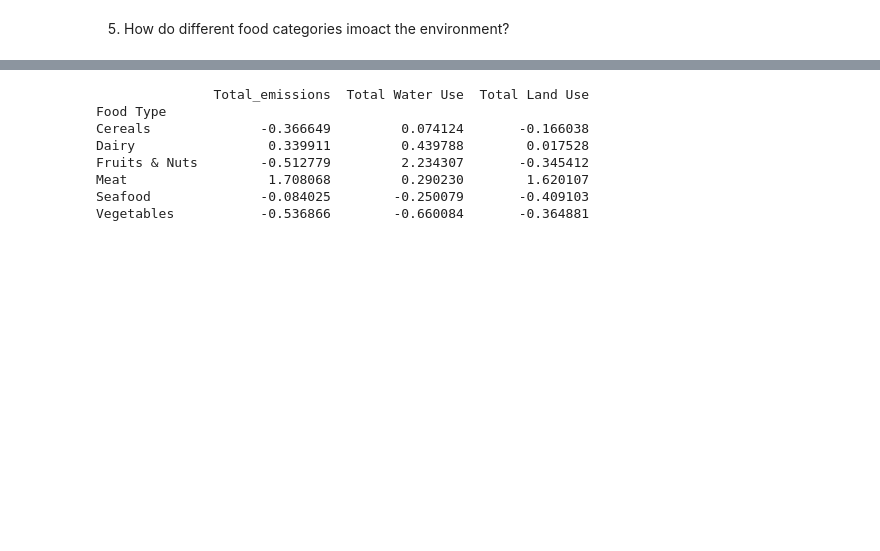
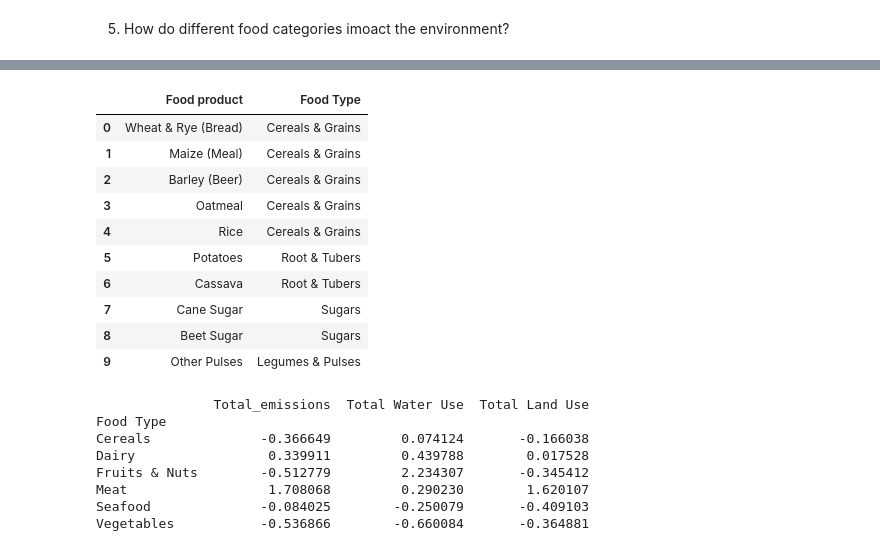
Before and after one commit to Victor-Osei/Environmental-Impact-of-Food-Production-Analysis, a Jupyter notebook: fpa.ipynb, the cells around one changed output, grey strips where cells are left out. Saved outputs shown, nothing was run; the diff lists cells and outputs as text; code cells hidden in the pictures; blank space fills up the shorter version.

```diff
--- a/fpa.ipynb
+++ b/fpa.ipynb
@@ -704,3 +719,79 @@ dtype: float64
+# %%
+# Define mapping for food types
+food_types = {
+    "Wheat & Rye (Bread)": "Cereals & Grains",
+    "Maize (Meal)": "Cereals & Grains",
+    "Barley (Beer)": "Cereals & Grains",
+    "Oatmeal": "Cereals & Grains",
+    "Rice": "Cereals & Grains",
+
+    "Potatoes": "Root & Tubers",
+    "Cassava": "Root & Tubers",
+
+    "Cane Sugar": "Sugars",
+    "Beet Sugar": "Sugars",
+
+    "Other Pulses": "Legumes & Pulses",
+    "Peas": "Legumes & Pulses",
+    "Soymilk": "Legumes & Pulses",
+    "Tofu": "Legumes & Pulses",
+
+    "Nuts": "Nuts & Seeds",
+    "Groundnuts": "Nuts & Seeds",
+
+    "Soybean Oil": "Vegetable Oils",
+    "Palm Oil": "Vegetable Oils",
+    "Sunflower Oil": "Vegetable Oils",
+    "Rapeseed Oil": "Vegetable Oils",
+    "Olive Oil": "Vegetable Oils",
+
+    "Tomatoes": "Vegetables",
+    "Onions & Leeks": "Vegetables",
+    "Root Vegetables": "Vegetables",
+    "Brassicas": "Vegetables",
+    "Other Vegetables": "Vegetables",
+
+    "Citrus Fruit": "Fruits",
+    "Bananas": "Fruits",
+    "Apples": "Fruits",
+    "Berries & Grapes": "Fruits",
+    "Other Fruit": "Fruits",
+
+    "Wine": "Beverages & Processed",
+    "Coffee": "Beverages & Processed",
+    "Dark Chocolate": "Beverages & Processed",
+
+    "Beef (beef herd)": "Meat",
+    "Beef (dairy herd)": "Meat",
+    "Lamb & Mutton": "Meat",
+    "Pig Meat": "Meat",
+    "Poultry Meat": "Meat",
+
+    "Milk": "Dairy & Eggs",
+    "Cheese": "Dairy & Eggs",
+    "Eggs": "Dairy & Eggs",
+
+    "Fish (farmed)": "Seafood",
+    "Shrimps (farmed)": "Seafood"
+}
+
+# Assign new Food Type column
+df["Food Type"] = df["Food product"].map(food_types)
+
+# Display sample rows
+df[["Food product", "Food Type"]].head(10)
+# %% [output]
+|  | Food product | Food Type |
+| 0 | Wheat & Rye (Bread) | Cereals & Grains |
+| 1 | Maize (Meal) | Cereals & Grains |
+| 2 | Barley (Beer) | Cereals & Grains |
+| 3 | Oatmeal | Cereals & Grains |
+| 4 | Rice | Cereals & Grains |
+| 5 | Potatoes | Root & Tubers |
+| 6 | Cassava | Root & Tubers |
+| 7 | Cane Sugar | Sugars |
+| 8 | Beet Sugar | Sugars |
+| 9 | Other Pulses | Legumes & Pulses |
 # %%
 # Define food type mapping
 food_types = {
```
Also changed, not shown: parts of 2 cells of this notebook.
